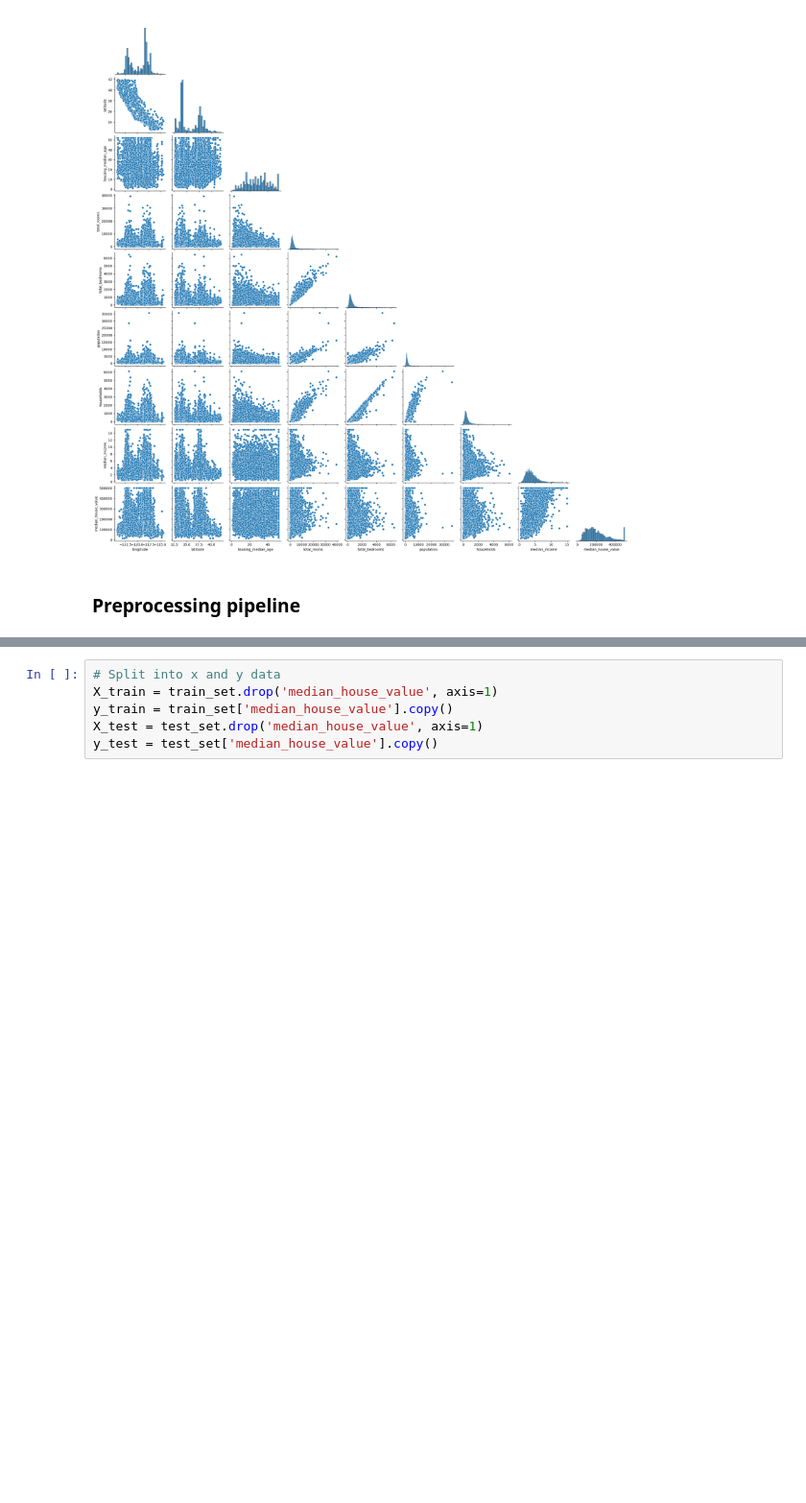
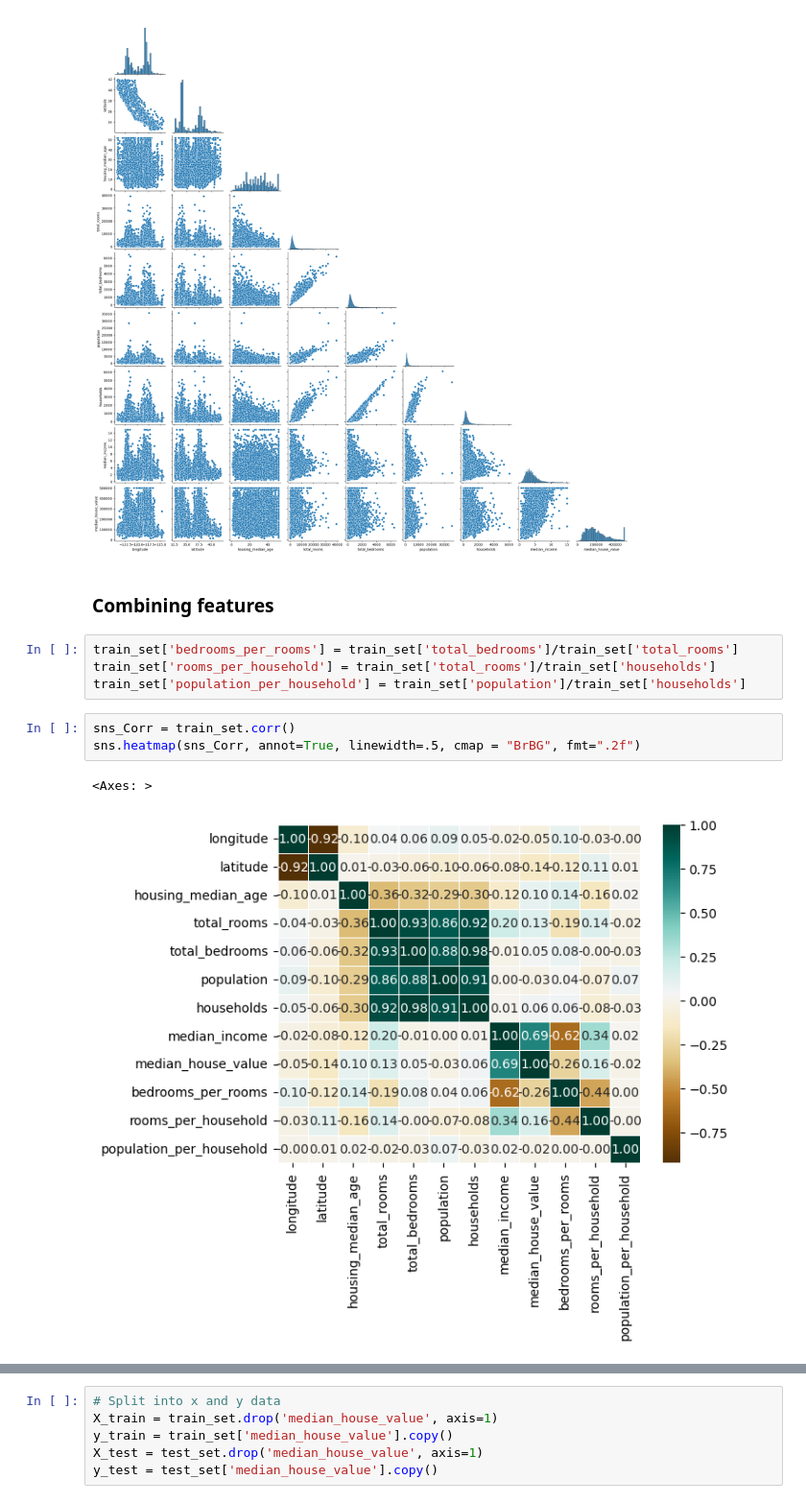
Before and after one commit to karinsandraerika/ML_housing, a Jupyter notebook: HOUSING.ipynb, the cells around one changed output, grey strips where cells are left out. Shown at 96% size. Cells and saved outputs as stored; diff of their text form; blank space fills up the shorter version.

```diff
--- a/HOUSING.ipynb
+++ b/HOUSING.ipynb
@@ -180,5 +196,15 @@ sns.pairplot(train_set, corner=True)
 # %% [output]
 <seaborn.axisgrid.PairGrid at 0x...>
 [figure]
-# %% [markdown]
-### Preprocessing pipeline
+# %% [markdown]
+### Combining features
+# %%
+train_set['bedrooms_per_rooms'] = train_set['total_bedrooms']/train_set['total_rooms']
+train_set['rooms_per_household'] = train_set['total_rooms']/train_set['households']
+train_set['population_per_household'] = train_set['population']/train_set['households']
+# %%
+sns_Corr = train_set.corr()
+sns.heatmap(sns_Corr, annot=True, linewidth=.5, cmap = "BrBG", fmt=".2f")
+# %% [output]
+<Axes: >
+[figure, added]
```
Also changed, not shown: parts of 21 cells of this notebook, 1 other file.
